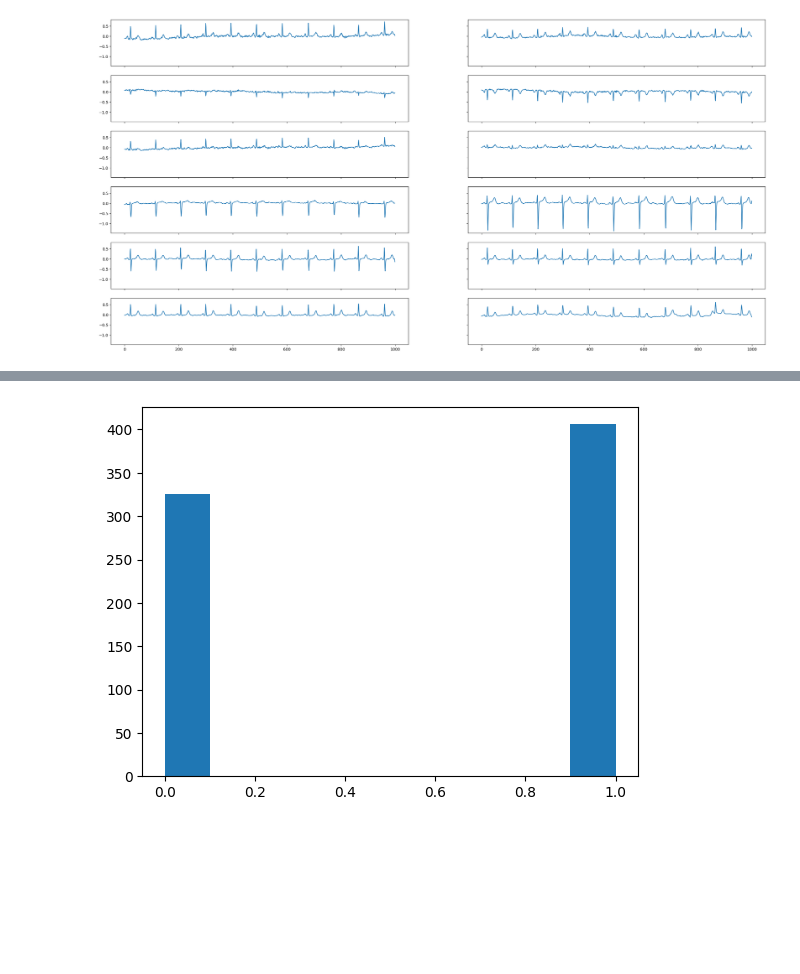
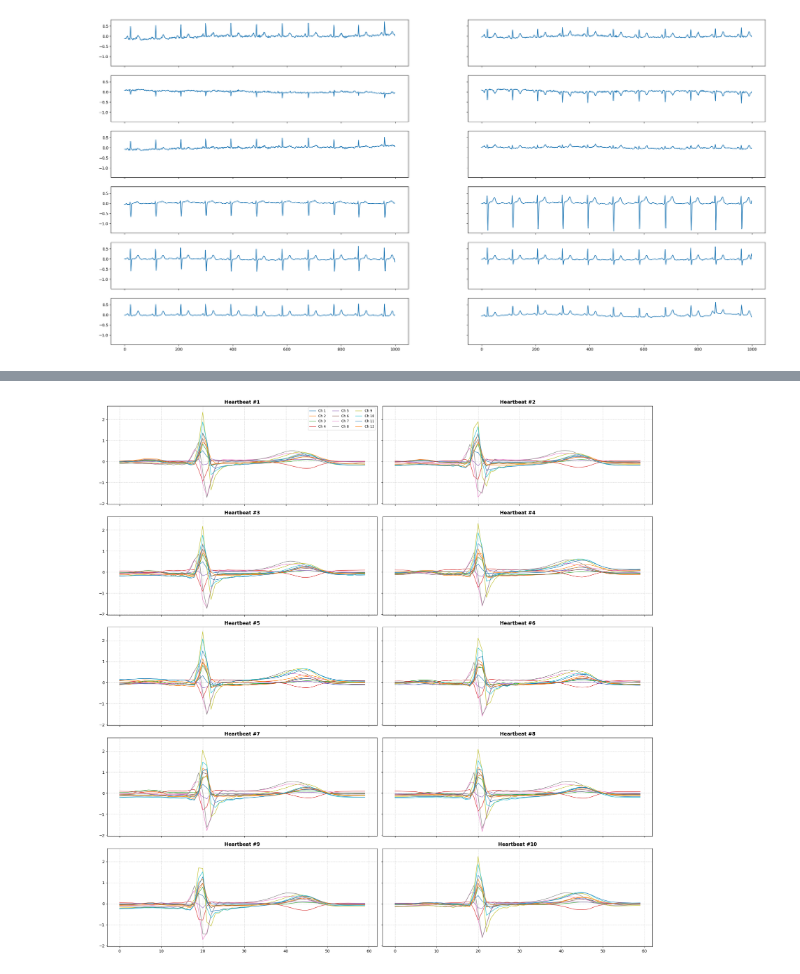
Before and after one commit to JHeczko/CardioLatentNet, a Jupyter notebook: test.ipynb, the cells around one changed output, grey strips where cells are left out. Drawn from its saved outputs; the diff is of its cells as text; code cells hidden in the pictures; blank space fills up the shorter version.

Commit message:
dataset full and heartbeat separated ready

```diff
--- a/test.ipynb
+++ b/test.ipynb
@@ -109,9 +104,83 @@ import matplotlib.pyplot as plt
 sample = X[0]
 fig, axs = plt.subplots(6, 2, figsize=(30, 15), sharex=True, sharey=True)
 for i,ax in enumerate(axs.flat):
-    ax.plot(sample[:,i])
+    ax.plot(sample[i])
 # %% [output]
 [figure]
 # %%
-plt.hist(y)
+import neurokit2 as nk
+
+# 1. Przygotowanie parametrów
+# (Załóżmy, że signal to tablica numpy o kształcie (1000, 12) z rdsamp)
+rand_index = np.random.randint(0,len(X))
+signal = np.transpose(X,(0,2,1))[rand_index]
+
+sampling_rate = 100
+lead_index = 1  # Zazwyczaj II odprowadzenie jest najlepsze do detekcji pików
+single_lead = signal[:, lead_index]
+
+# 2. Detekcja uderzeń (R-peaks)
+# nk.ecg_process robi wszystko: filtruje szum i znajduje piki
+signals, info = nk.ecg_process(single_lead, sampling_rate=sampling_rate)
+r_peaks = info["ECG_R_Peaks"] # Indeksy, w których występuje uderzenie
+
+print(r_peaks)
+
+# 3. Definiowanie okna (ile próbek przed i po piku wyciąć)
+# Przykładowo: 200ms przed pikiem i 400ms po piku
+pre_samples = int(0.2 * sampling_rate)
+post_samples = int(0.4 * sampling_rate)
+
+heartbeats = []
+
+for peak in r_peaks:
+    # Sprawdzamy, czy okno nie wychodzi poza zakres pliku
+    if peak - pre_samples > 0 and peak + post_samples < len(single_lead):
+        # Wycinamy fragment ze wszystkich 12 kanałów jednocześnie!
+        segment = signal[peak - pre_samples : peak + post_samples, :]
+        heartbeats.append(segment)
+
+heartbeats = np.array(heartbeats).transpose((0,2,1))
+
+print(heartbeats.shape)
+print(f"Znaleziono {len(heartbeats)} uderzeń serca.")
+
+
+
+
+
+
+
+
+# -=-=-=-==-=-= PLOTTING -==-=-=--=-=-=-=-=-
+import matplotlib.pyplot as plt
+
+n_beats = len(heartbeats)
+cols = 2
+rows = (n_beats + 1) // 2  # Oblicza liczbę wierszy dla 2 kolumn
+
+fig, axs = plt.subplots(rows, cols, figsize=(20, rows * 4), sharex=True, sharey=True)
+axs = axs.flatten()  # Spłaszczamy, żeby łatwo iterować (nawet jeśli jest 1 subplot)
+
+for i in range(n_beats):
+    ax = axs[i]
+    beat = heartbeats[i]  # Kształt: (12, próbki)
+
+    # Rysujemy każdy z 12 kanałów
+    for ch_idx in range(12):
+        ax.plot(beat[ch_idx, :], linewidth=1, label=f"Ch {ch_idx+1}")
+
+    ax.set_title(f"Heartbeat #{i+1}", fontsize=12, fontweight='bold')
+    ax.grid(True, linestyle='--', alpha=0.5)
+
+    # Opcjonalnie: dodaj legendę tylko do pierwszego wykresu, żeby nie śmiecić
+    if i == 0:
+        ax.legend(loc='upper right', fontsize='small', ncol=3)
+
+# Usuwamy puste osie, jeśli liczba uderzeń jest nieparzysta
+for j in range(n_beats, len(axs)):
+    fig.delaxes(axs[j])
+
+plt.tight_layout()
+plt.show()
 # %% [output]
@@ -121,4 +190,4 @@ plt.hist(y)
-[figure, old version]
+[figure, new version]
 # %%
 # from src.data import Full_ECG_DataSet
 # from torch.utils.data import DataLoader
```
Also changed, not shown: parts of 5 cells of this notebook, 4 other files.
